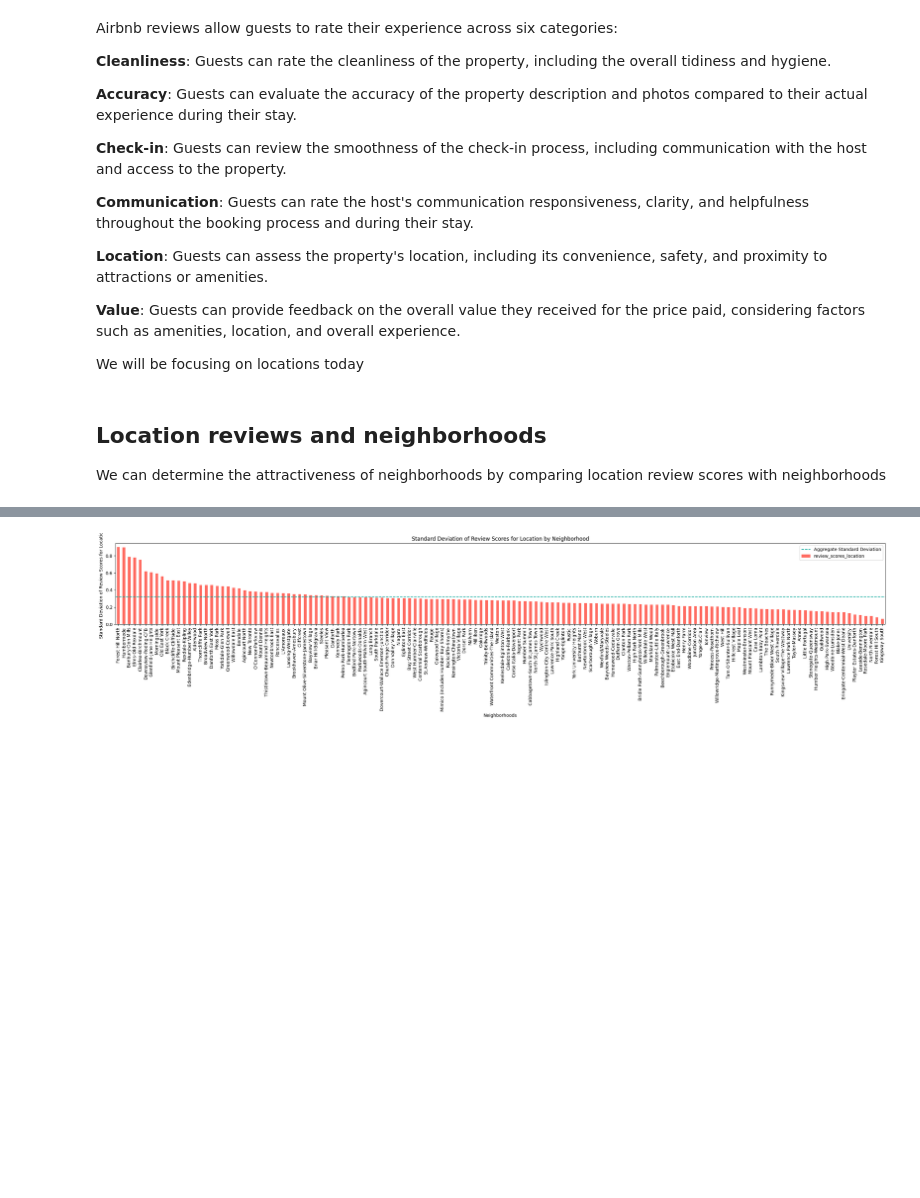
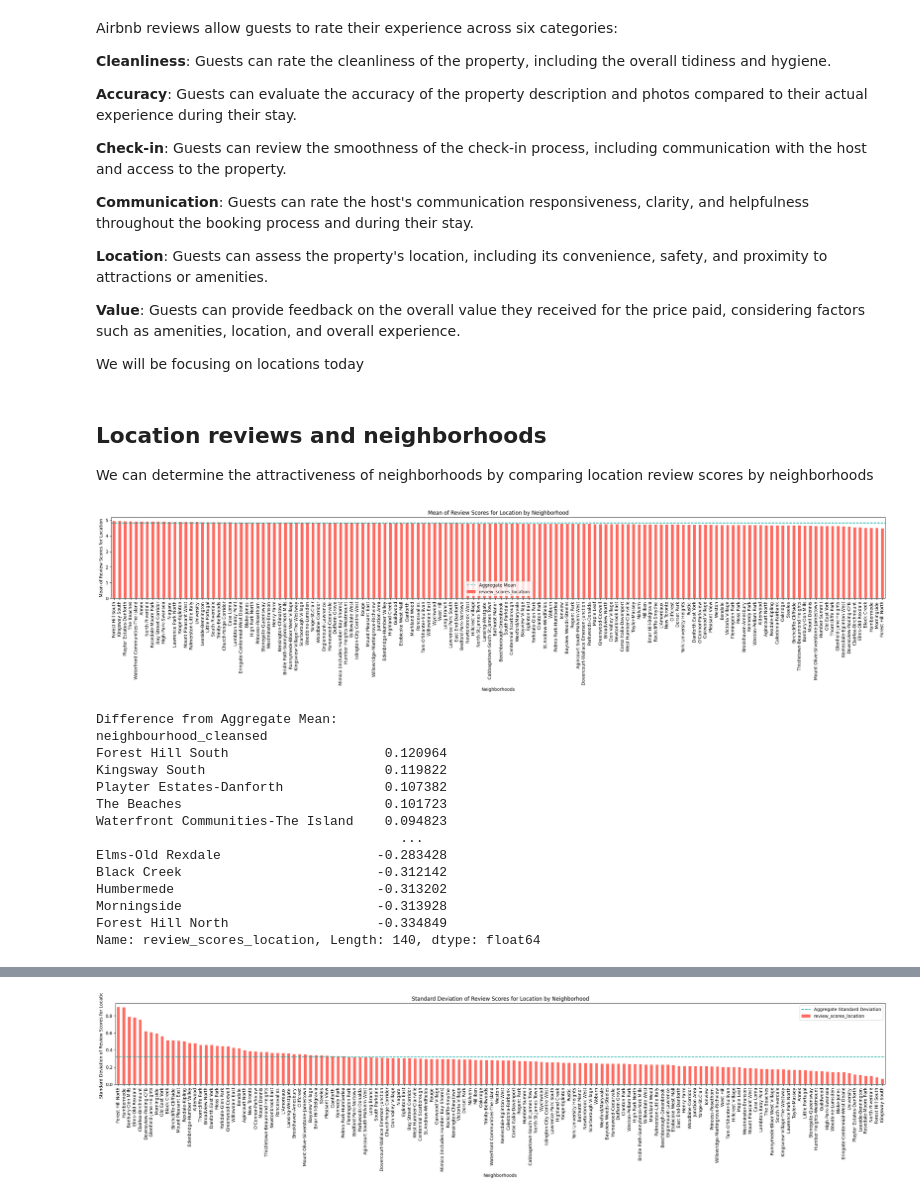
Before and after one commit to Etnawu/Data-analysis-of-Airbnb-in-Toronto, a Jupyter notebook: Airbnb.ipynb, the cells around one changed output, grey strips where cells are left out. Cells and saved outputs as stored; diff of their text form; code cells hidden in the pictures; blank space fills up the shorter version.

Commit message:
Fixed misimpretation of standard deviation and added additional analysis of average of location review scores

```diff
--- a/Airbnb.ipynb
+++ b/Airbnb.ipynb
@@ -381,4 +383,49 @@ Airbnb reviews allow guests to rate their experience across six categories:
 We will be focusing on locations today
 # %% [markdown]
 ## Location reviews and neighborhoods
-We can determine the attractiveness of neighborhoods by comparing location review scores with neighborhoods
+We can determine the attractiveness of neighborhoods by comparing location review scores by neighborhoods
+# %%
+# Calculate the aggregate mean of all review scores for location
+aggregate_mean_location_score = df['review_scores_location'].mean()
+
+# Calculate mean of review scores for location by neighborhood
+neighborhood_mean_scores = df.groupby('neighbourhood_cleansed')['review_scores_location'].mean()
+
+# Calculate the difference between each neighborhood's mean and the aggregate mean
+mean_location_difference = neighborhood_mean_scores - aggregate_mean_location_score
+mean_location_difference = mean_location_difference.sort_values(ascending=False)
+
+# Sorting the neighborhoods by mean
+neighborhood_mean_scores = neighborhood_mean_scores.sort_values(ascending=False)
+
+# Plotting
+plt.figure(figsize=(25, 6))
+neighborhood_mean_scores.plot(kind='bar', color='#ff6a60')
+plt.axhline(y=aggregate_mean_location_score, color='#00A699', linestyle='--', label='Aggregate Mean')
+plt.title('Mean of Review Scores for Location by Neighborhood')
+plt.xlabel('Neighborhoods')
+plt.ylabel('Mean of Review Scores for Location')
+plt.xticks(rotation=90)
+plt.legend()
+plt.tight_layout()
+plt.show()
+
+# Print the difference for each neighborhood
+print("Difference from Aggregate Mean:")
+print(mean_location_difference)
+# %% [output]
+[figure, added]
+Difference from Aggregate Mean:
+neighbourhood_cleansed
+Forest Hill South                    0.120964
+Kingsway South                       0.119822
+Playter Estates-Danforth             0.107382
+The Beaches                          0.101723
+Waterfront Communities-The Island    0.094823
+                                       ...
+Elms-Old Rexdale                    -0.283428
+Black Creek                         -0.312142
+Humbermede                          -0.313202
+Morningside                         -0.313928
+Forest Hill North                   -0.334849
+Name: review_scores_location, Length: 140, dtype: float64
```
Also changed, not shown: parts of 12 cells of this notebook.
